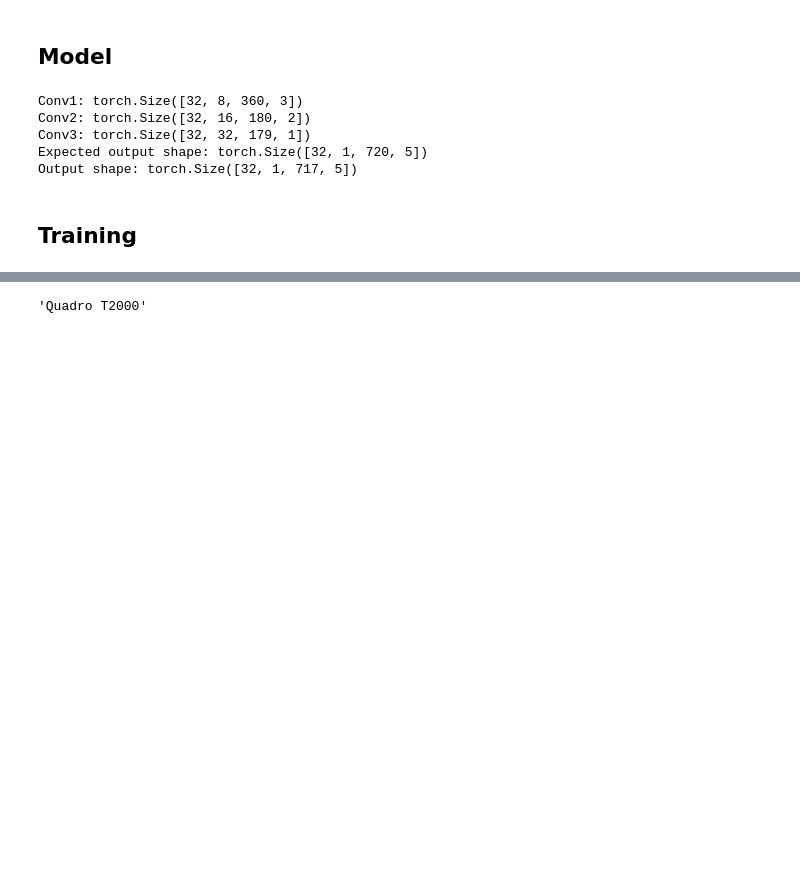
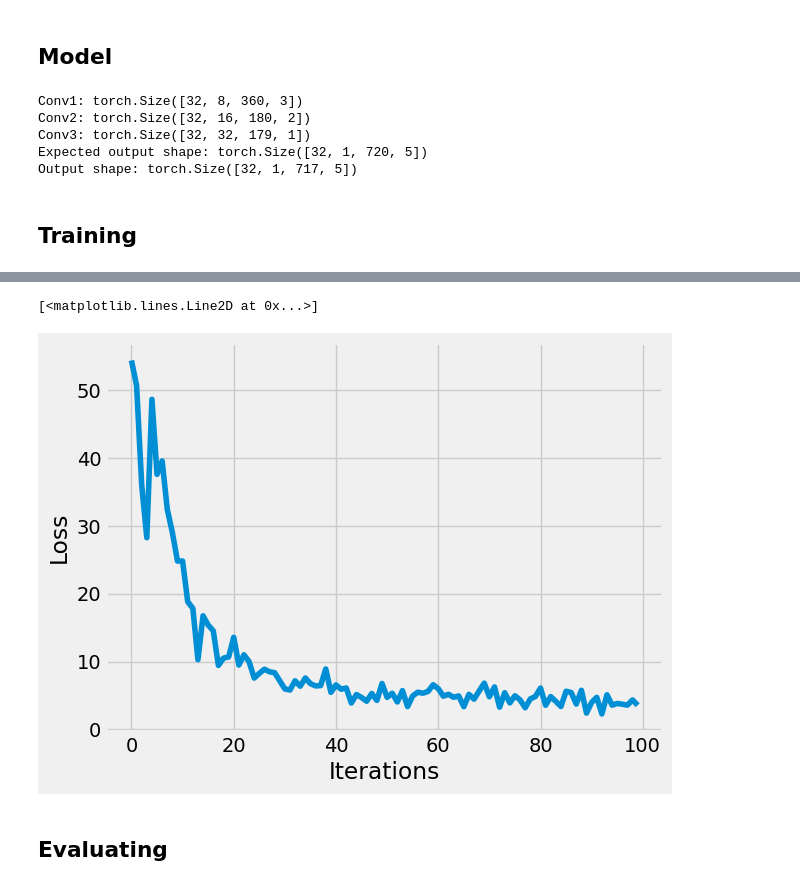
Before and after one commit to BuiHoangTu/ul.bds.NormalBehaviorMonitor, a Jupyter notebook: dev.ipynb, the cells around one changed output, grey strips where cells are left out. Cells and saved outputs as stored; diff of their text form; code cells hidden in the pictures; blank space fills up the shorter version.

```diff
--- a/dev.ipynb
+++ b/dev.ipynb
@@ -282,54 +274,39 @@ device = torch.device("cuda" if torch.cuda.is_available() else "cpu")
 trainLoader = DataLoader(trainSet, batch_size=16, shuffle=True, pin_memory=True)
 testLoader = DataLoader(testSet, batch_size=16, shuffle=True, pin_memory=True)
 
-model = Autoencoder(1024).to(device)
-criterion = maskedMseLoss
+model = Autoencoder(516).to(device)
+criterion = nn.MSELoss()
 optimizer = optim.Adam(model.parameters())
 
 # Training loop
 num_epochs = 10
-outputs = []
 losses = []
 for epoch in range(num_epochs):
-    for x, mask in trainLoader:
-        x, mask = x.float().to(device), mask.float().to(device)
+    for x, _ in trainLoader:
+        x = x.float().to(device)
+        optimizer.zero_grad()
 
         # Forward pass
-        reconstructs = model(x, mask)
-
-        f = open("train.log", "w+")
-        print(x, file=f)
-        print("=" * 50, file=f)
-        print(mask, file=f)
-        print("=" * 50, file=f)
-        print(reconstructs, file=f)
-        exit(0)
+        reconstructs = model(x)
 
         # match reconstructed shape with inputs
         n_timestepsReconstructed = reconstructs.shape[-2]
         x = x[:, :, :n_timestepsReconstructed, :]
-        mask = mask[:, :, :n_timestepsReconstructed]
 
-        loss = criterion(reconstructs, x, mask)
+        # take temp and rotor speed
+        reconstructs = reconstructs[:, :, :, [2,4]]
+        x = x[:, :, :, [2,4]]
+
+        loss = criterion(reconstructs, x)
 
         # Backward pass and optimization
-        optimizer.zero_grad()
         loss.backward()
         optimizer.step()
 
         losses.append(loss.item())
-    outputs.append((num_epochs, x.detach().cpu(), reconstructs.detach().cpu()))
 
     print(f"Epoch [{epoch+1}/{num_epochs}], Loss: {np.mean(losses):.4f}")
 
 # Save the model
 torch.save(model.state_dict(), "autoencoder_cnn.pth")
-
-plt.style.use("fivethirtyeight")
-plt.xlabel("Iterations")
-plt.ylabel("Loss")
-
-# Plotting the last 100 values
-
-plt.plot(losses[0:100])
 # %% [output]
@@ -337,6 +323,13 @@ NameError: name 'torch' is not defined
-# %%
-import torch
-
-torch.cuda.get_device_name(0)
-# %% [output]
-'Quadro T2000'
+# %%
+plt.style.use("fivethirtyeight")
+plt.xlabel("Iterations")
+plt.ylabel("Loss")
+
+# Plotting the last 100 values
+
+plt.plot(losses[:100])
+# %% [output]
+[<matplotlib.lines.Line2D at 0x...>]
+[figure, added]
+# %% [markdown]
+## Evaluating
```
Also changed, not shown: parts of 7 cells of this notebook, 1 other file.
